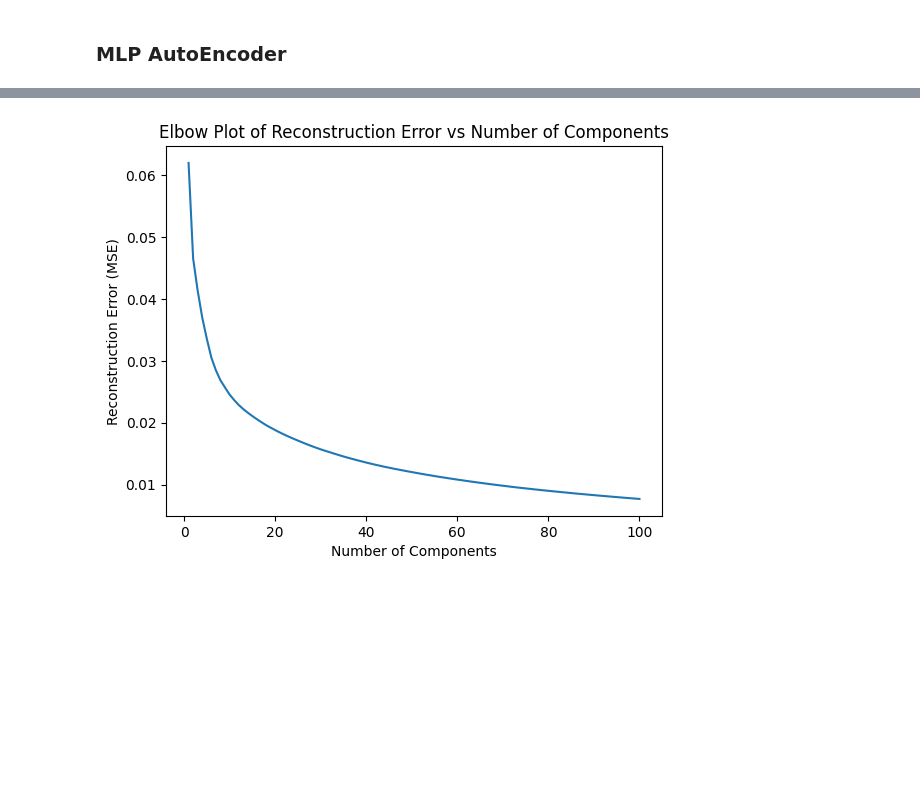
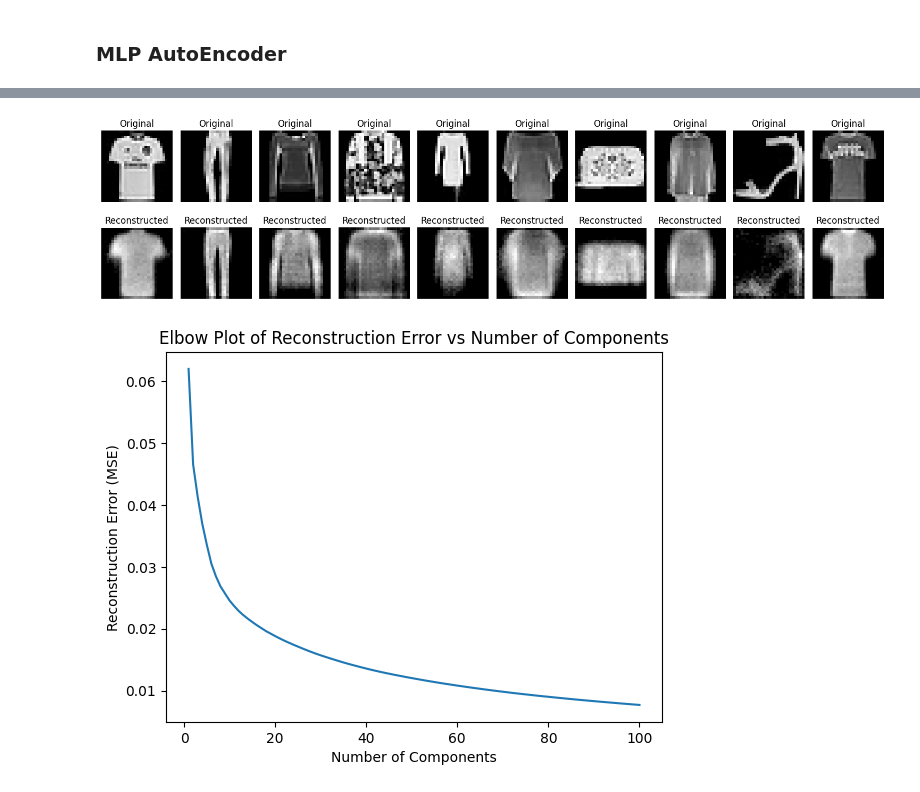
Before and after one commit to himanshuyv/SMAI, a Jupyter notebook: assignments/4/CNN.ipynb, the cells around one changed output, grey strips where cells are left out. Drawn from its saved outputs; the diff is of its cells as text; code cells hidden in the pictures; blank space fills up the shorter version.

```diff
--- a/assignments/4/CNN.ipynb
+++ b/assignments/4/CNN.ipynb
@@ -624,21 +627,23 @@ mlp_autoencoder = AutoEncoder(input_dim=input_dim, latent_dim=latent_dim,
 # %%
-# test_reconstructions = mlp_autoencoder.reconstruct(ae_test_x[:10])
+test_reconstructions = mlp_autoencoder.reconstruct(ae_test_x[:10])
 
-# original_images = ae_test_x[:10].reshape(-1, 28, 28)
-# reconstructed_images = test_reconstructions.reshape(-1, 28, 28)
+original_images = ae_test_x[:10].reshape(-1, 28, 28)
+reconstructed_images = test_reconstructions.reshape(-1, 28, 28)
 
-# fig, axes = plt.subplots(2, 10, figsize=(15, 4))
-# for i in range(10):
-#     axes[0, i].imshow(original_images[i], cmap='gray')
-#     axes[0, i].axis('off')
-#     axes[0, i].set_title("Original")
+fig, axes = plt.subplots(2, 10, figsize=(15, 4))
+for i in range(10):
+    axes[0, i].imshow(original_images[i], cmap='gray')
+    axes[0, i].axis('off')
+    axes[0, i].set_title("Original")
 
-#     axes[1, i].imshow(reconstructed_images[i], cmap='gray')
-#     axes[1, i].axis('off')
-#     axes[1, i].set_title("Reconstructed")
+    axes[1, i].imshow(reconstructed_images[i], cmap='gray')
+    axes[1, i].axis('off')
+    axes[1, i].set_title("Reconstructed")
 
-# plt.tight_layout()
-# plt.show()
+plt.tight_layout()
+plt.show()
+# %% [output]
+[figure, added]
 # %%
 from models.pca.pca import PCA
 
```
Also changed, not shown: parts of 9 cells of this notebook.
